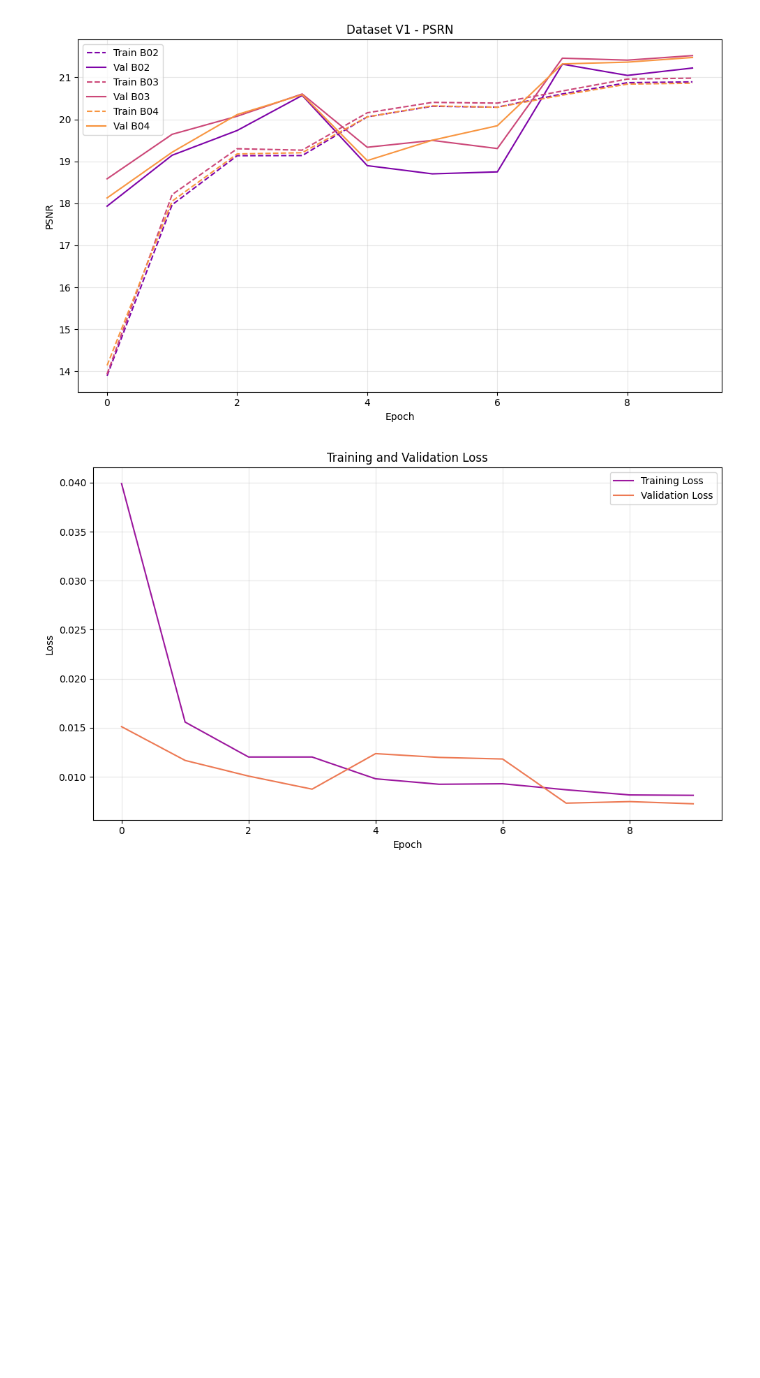
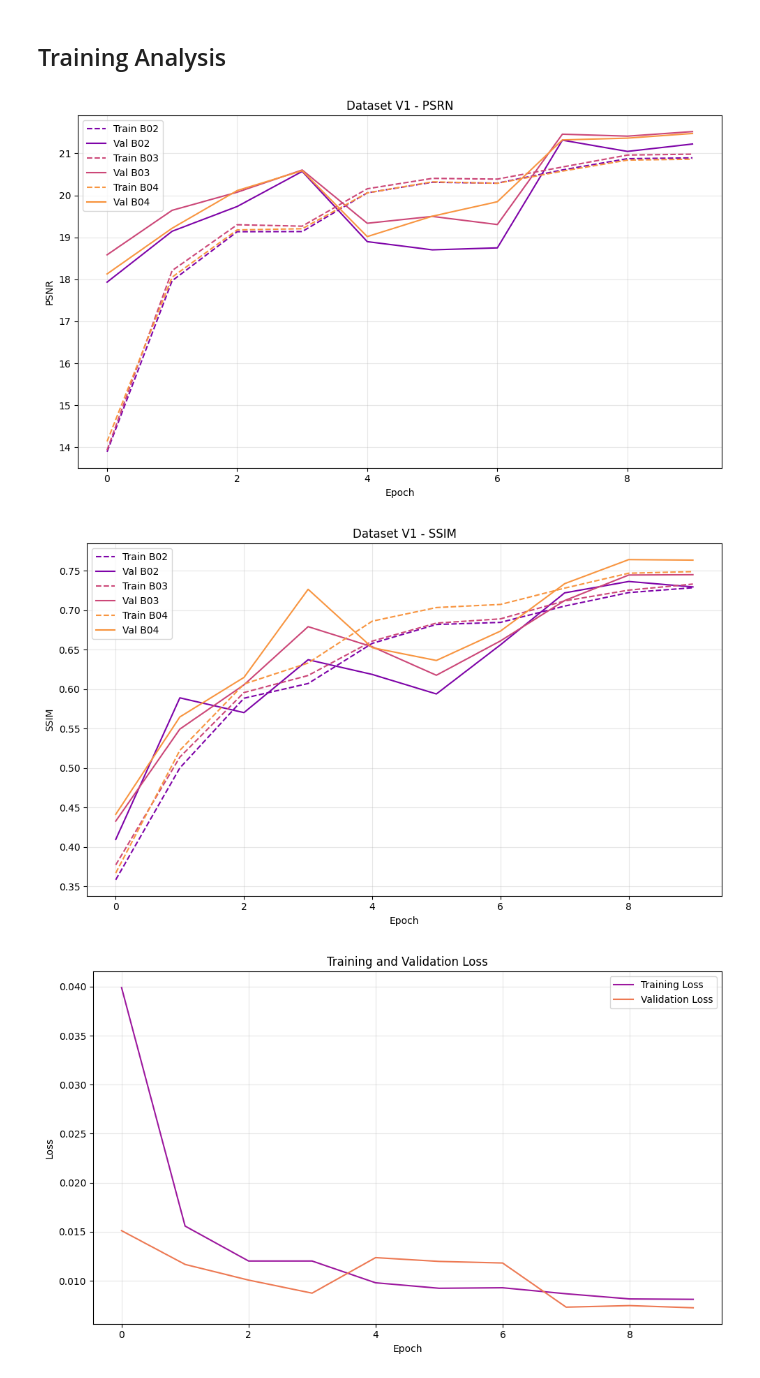
Before and after one commit to sebastien-tetaud/sentinel-2-ai-processor, a Jupyter notebook: src/training_analysis.ipynb, the cells around one changed output. Saved outputs shown, nothing was run; the diff lists cells and outputs as text; code cells hidden in the pictures; blank space fills up the shorter version.

```diff
--- a/src/training_analysis.ipynb
+++ b/src/training_analysis.ipynb
@@ -1 +1,3 @@
+# %% [markdown]
+## Training Analysis
 # %%
@@ -5,20 +5,30 @@ from utils.plot import plot_metrics
 base_dir = "/home/ubuntu/project/sentinel-2-ai-processor/src/results/2025-04-23_14-05-59/metrics"
 # %%
-df = pd.read_csv(f"{base_dir}/losses.csv")
+df_loss = pd.read_csv(f"{base_dir}/losses.csv")
+df_ssim = pd.read_csv(f"{base_dir}/ssim_metrics.csv")
 df_sam = pd.read_csv(f"{base_dir}/sam_metrics.csv")
 df_rmse = pd.read_csv(f"{base_dir}/rmse_metrics.csv")
 df_psnr = pd.read_csv(f"{base_dir}/psnr_metrics.csv")
 # %%
+
 bands = ['B02', 'B03', 'B04']
 plot_metrics(df_psnr, bands=bands, title="Dataset V1 - PSRN",
              log_scale=False,
              y_label="PSNR",
              verbose=True,
              save=False,
              save_path="ssim_metrics_plot.svg",
              color_palette="plasma")
+plot_metrics(df_ssim, bands=bands, title="Dataset V1 - SSIM",
+             log_scale=False,
+             y_label="SSIM",
+             verbose=True,
+             save=False,
+             save_path="ssim_metrics_plot.svg",
+             color_palette="plasma")
 # %% [output]
 [figure]
+[figure, added]
 # %%
 plot_training_loss(df=df,
                     title="Training and Validation Loss",
```
Also changed, not shown: parts of 3 cells of this notebook, 1 other file.
